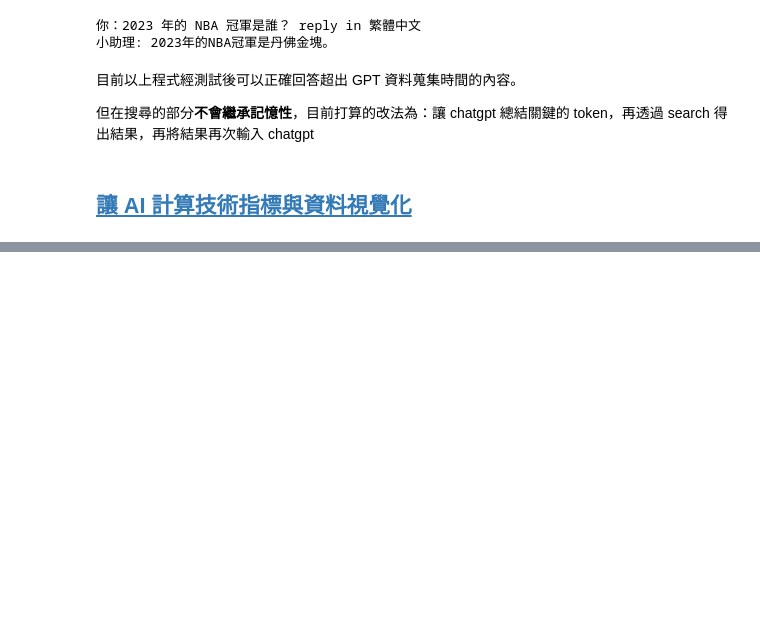
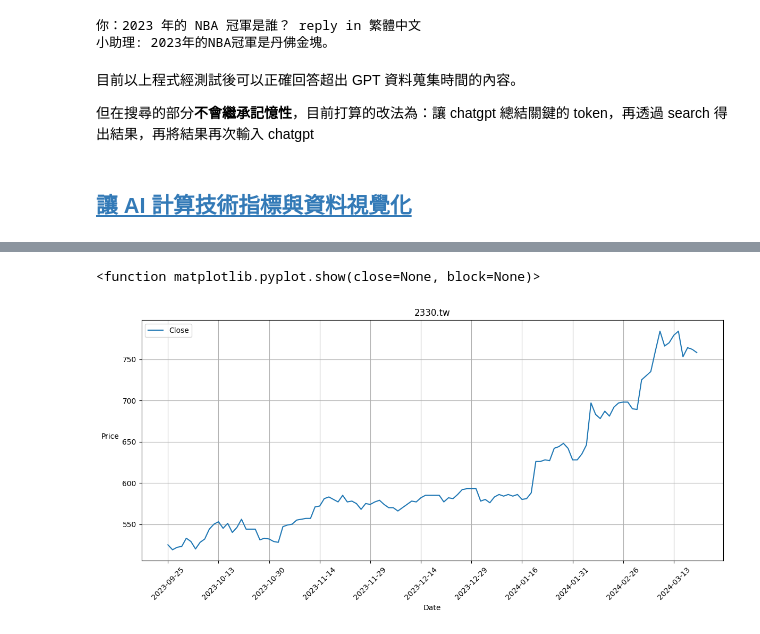
Before and after one commit to a9677560/AI_Project, a Jupyter notebook: openai.ipynb, the cells around one changed output, grey strips where cells are left out. Saved outputs shown, nothing was run; the diff lists cells and outputs as text; code cells hidden in the pictures; blank space fills up the shorter version.

```diff
--- a/openai.ipynb
+++ b/openai.ipynb
@@ -301,0 +368,8 @@ def calculate(df):
+# %%
+import matplotlib.pyplot as plt
+
+new_df = df.copy()
+new_df = new_df.reset_index()
+# 將 Date 轉換成 datetime 類別
+new_df['Date'] = pd.to_datetime(new_df['Date'])
+new_df.tail()
@@ -301,0 +383,23 @@ def calculate(df):
+# %%
+plt.figure(figsize=(12, 6))
+
+# 設定收盤價為要繪製的資料欄位
+plt.plot(new_df['Close'], label='Close')
+
+# 設定 x 軸的時間
+num = 10    # 設定顯示幾筆時間標籤
+date = new_df['Date'].dt.strftime('%Y-%m-%d')
+plt.xticks(date[::len(date)//num].index, date[::len(date)//num], rotation=45)
+
+# 設定圖表資訊
+plt.title(f'{stock_id}')
+plt.xlabel('Date')
+plt.ylabel('Price', rotation=0, ha='right')
+plt.legend(loc='upper left')    # 將圖例顯示於左上角
+plt.grid(True)  # 顯示網格
+plt.tight_layout()
+
+plt.show
+# %% [output]
+<function matplotlib.pyplot.show(close=None, block=None)>
+[figure, added]
```
Also changed, not shown: parts of 28 cells of this notebook.
